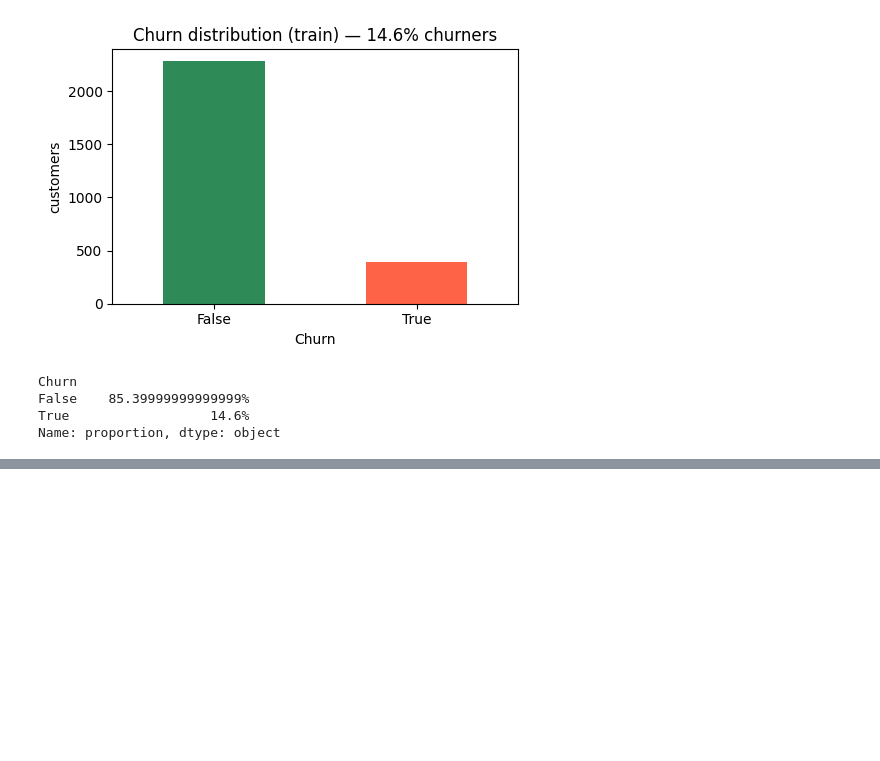
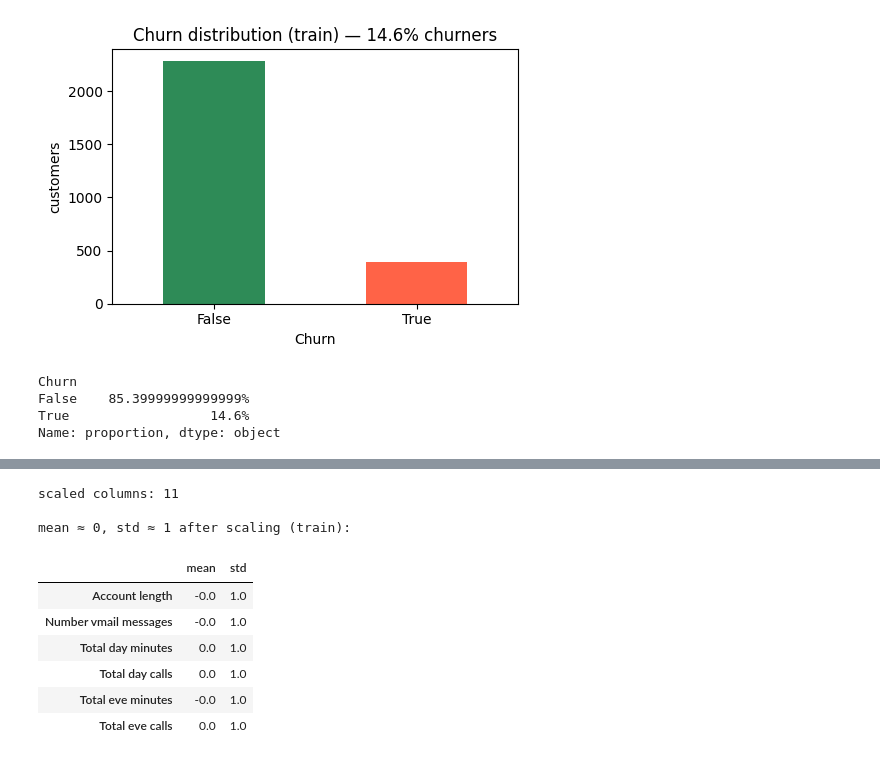
Before and after one commit to meherabmehu/ml-internship-codveda, a Jupyter notebook: level-2-intermediate/01_logistic_regression_churn.ipynb, the cells around one changed output, grey strips where cells are left out. Drawn from its saved outputs; the diff is of its cells as text; code cells hidden in the pictures; blank space fills up the shorter version.

```diff
--- a/level-2-intermediate/01_logistic_regression_churn.ipynb
+++ b/level-2-intermediate/01_logistic_regression_churn.ipynb
@@ -71,0 +122,26 @@ Name: proportion, dtype: object
+# %%
+from sklearn.preprocessing import StandardScaler
+
+num_cols = X_train_raw.select_dtypes(include=[np.number]).columns
+num_cols = [c for c in num_cols if not c.startswith('area_')
+            and c not in ('International plan', 'Voice mail plan')]
+
+scaler = StandardScaler().fit(X_train_raw[num_cols])   # fit on train only
+X_train = X_train_raw.copy(); X_test = X_test_raw.copy()
+X_train[num_cols] = scaler.transform(X_train_raw[num_cols])
+X_test[num_cols] = scaler.transform(X_test_raw[num_cols])
+
+print('scaled columns:', len(num_cols))
+print('\nmean ≈ 0, std ≈ 1 after scaling (train):')
+X_train[num_cols].describe().loc[['mean', 'std']].round(2).T.head(6)
+# %% [output]
+scaled columns: 11
+
+mean ≈ 0, std ≈ 1 after scaling (train):
+|  | mean | std |
+| Account length | -0.0 | 1.0 |
+| Number vmail messages | -0.0 | 1.0 |
+| Total day minutes | 0.0 | 1.0 |
+| Total day calls | 0.0 | 1.0 |
+| Total eve minutes | -0.0 | 1.0 |
+| Total eve calls | 0.0 | 1.0 |
```
Also changed, not shown: parts of 3 cells of this notebook.
